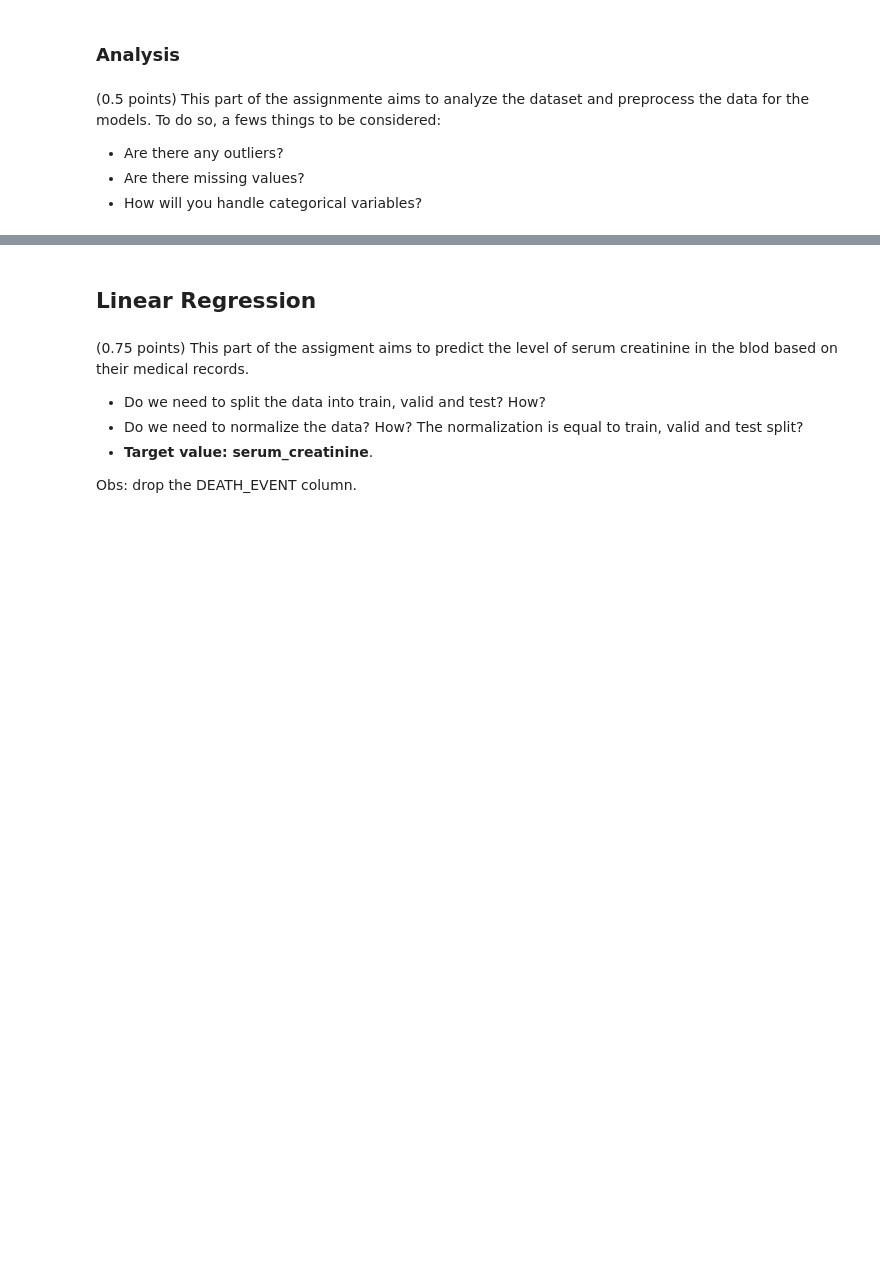
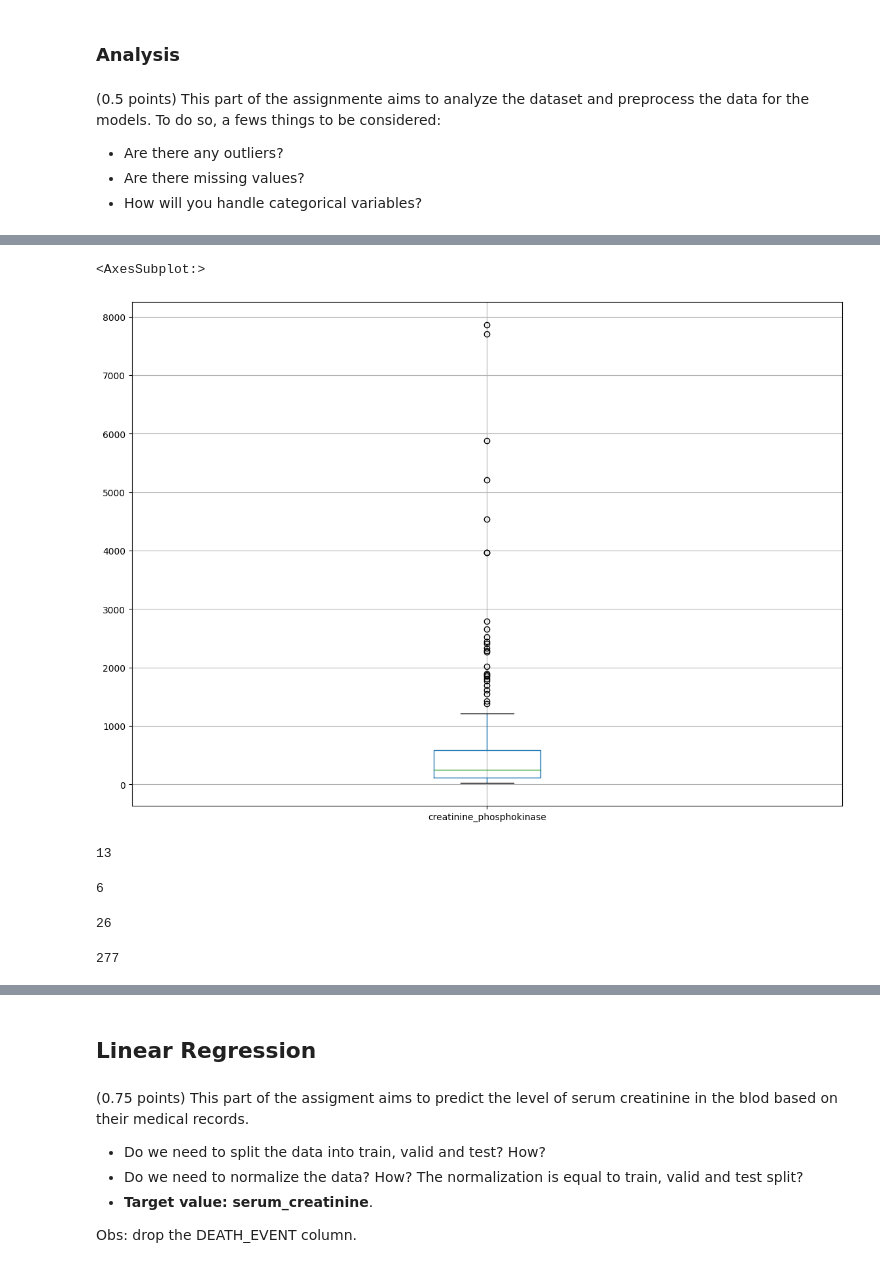
Before and after one commit to rubenscp/MO444-MC886-Tarefas, a Jupyter notebook: Tarefa 02/T2_Classical_Techniques.ipynb, the cells around one changed output, grey strips where cells are left out. Saved outputs shown, nothing was run; the diff lists cells and outputs as text; code cells hidden in the pictures; blank space fills up the shorter version.

```diff
--- a/Tarefa 02/T2_Classical_Techniques.ipynb
+++ b/Tarefa 02/T2_Classical_Techniques.ipynb
@@ -69,0 +135,37 @@ FileNotFoundError: [Errno 2] No such file or directory: 'heart_dataset.csv'
+# %%
+df.boxplot(['creatinine_phosphokinase'], figsize=(14,10))
+# %% [output]
+<AxesSubplot:>
+[figure, added]
+# %%
+Q1_platelets = np.percentile(df['platelets'], 25, method='midpoint')
+Q3_platelets = np.percentile(df['platelets'], 75, method='midpoint')
+IQR_platelets = Q3_platelets - Q1_platelets
+upper_platelets = Q3_platelets + 1.5 * IQR_platelets
+lower_platelets = Q1_platelets - 1.5 * IQR_platelets
+upper_platelets_df = df[df['platelets'] > upper_platelets]
+len(upper_platelets_df)
+# %% [output]
+13
+# %%
+lower_platelets_df = df[df['platelets'] < lower_platelets]
+len(lower_platelets_df)
+# %% [output]
+6
+# %%
+Q1_creatinine = np.percentile(df['creatinine_phosphokinase'], 25, method='midpoint')
+Q3_creatinine = np.percentile(df['creatinine_phosphokinase'], 75, method='midpoint')
+IQR_creatinine = Q3_creatinine - Q1_creatinine
+upper_creatinine = Q3_creatinine + 1.5 * IQR_creatinine
+lower_creatinine = Q1_creatinine - 1.5 * IQR_creatinine
+upper_creatinine_df = df[df['creatinine_phosphokinase'] > upper_creatinine]
+len(upper_creatinine_df)
+# %% [output]
+26
+# %%
+print(len(df))
+upper_creatinine_labels = df['creatinine_phosphokinase'] > upper_creatinine
+upper_platelets_labels = df['platelets'] > upper_platelets
+lower_platelets_labels = df['platelets'] < lower_platelets
+# %% [output]
+277
```
Also changed, not shown: parts of 19 cells of this notebook.
